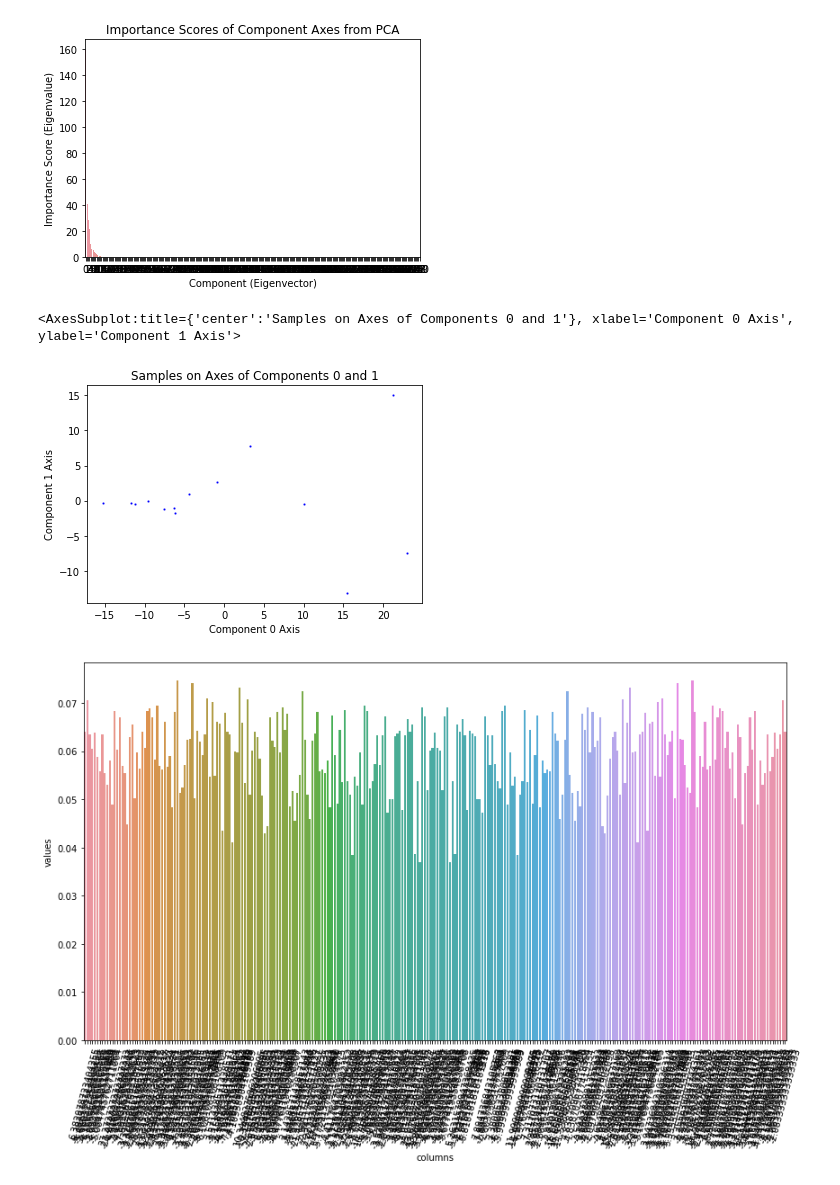
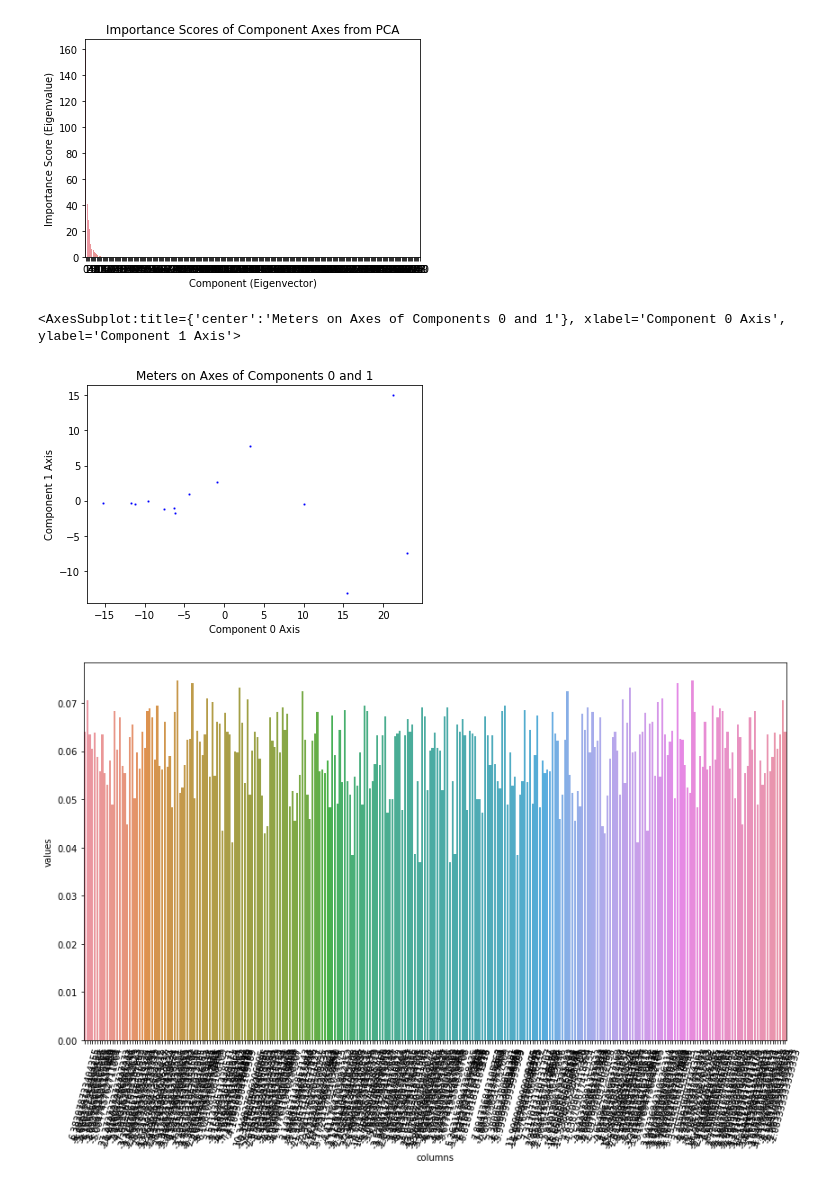
Before and after one commit to Starfarmer2/DIIG_Aquatrax_F23, a Jupyter notebook: src/Small_Leaks/PCA_Caroline.ipynb, the cells around one changed output. Cells and saved outputs as stored; diff of their text form; code cells hidden in the pictures.

```diff
--- a/src/Small_Leaks/PCA_Caroline.ipynb
+++ b/src/Small_Leaks/PCA_Caroline.ipynb
@@ -288,20 +291,20 @@ seaborn.barplot(data=graph_evals,x="Component (Eigenvector)",y="Importance Score
 # %%
 #Project data points onto eigenvectors
 pc_array = np.array([np.dot(normalized_df, sort_evecs[i]) for i in range(len(sort_evecs))])
 
 #Transpose so columns correspond to eigenvector directions
 pc_array = pc_array.transpose()
 
 #Graph main eigenvectors 0 and 1
-plt.title("Samples on Axes of Components 0 and 1")
+plt.title("Meters on Axes of Components 0 and 1")
 plt.xlabel("Component 0 Axis")
 plt.ylabel('Component 1 Axis')
 graph_df = pd.DataFrame(data=pc_array)
 seaborn.scatterplot(data=graph_df,x=0,y=1,s=5,color='b')
 # seaborn.scatterplot(data=cleaned_df,x='Age',y='DailyRate')
 # %% [output]
-<AxesSubplot:title={'center':'Samples on Axes of Components 0 and 1'}, xlabel='Component 0 Axis', ylabel='Component 1 Axis'>
+<AxesSubplot:title={'center':'Meters on Axes of Components 0 and 1'}, xlabel='Component 0 Axis', ylabel='Component 1 Axis'>
-[figure, old version]
+[figure, new version]
 # %%
 #Weights on variables in component 0
 N=0
```
Also changed, not shown: parts of 8 cells of this notebook.
